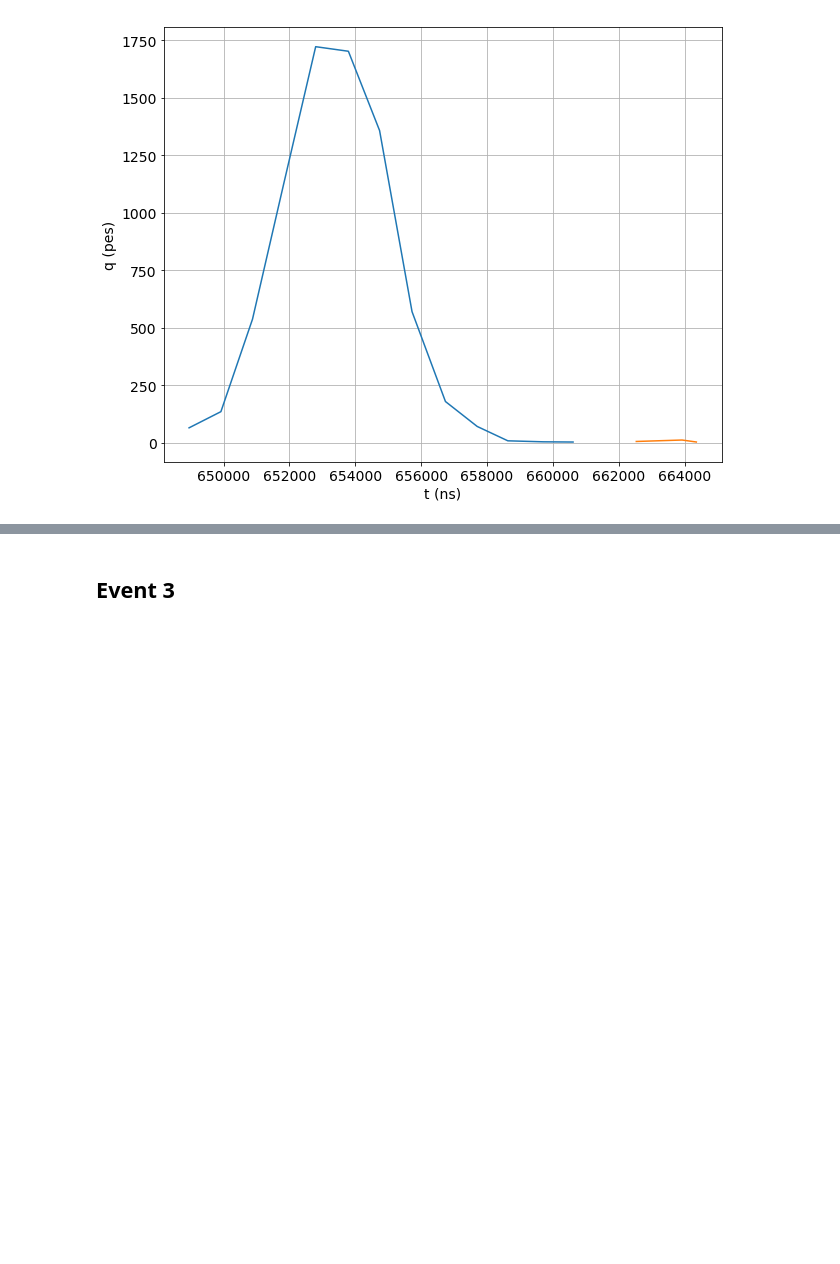
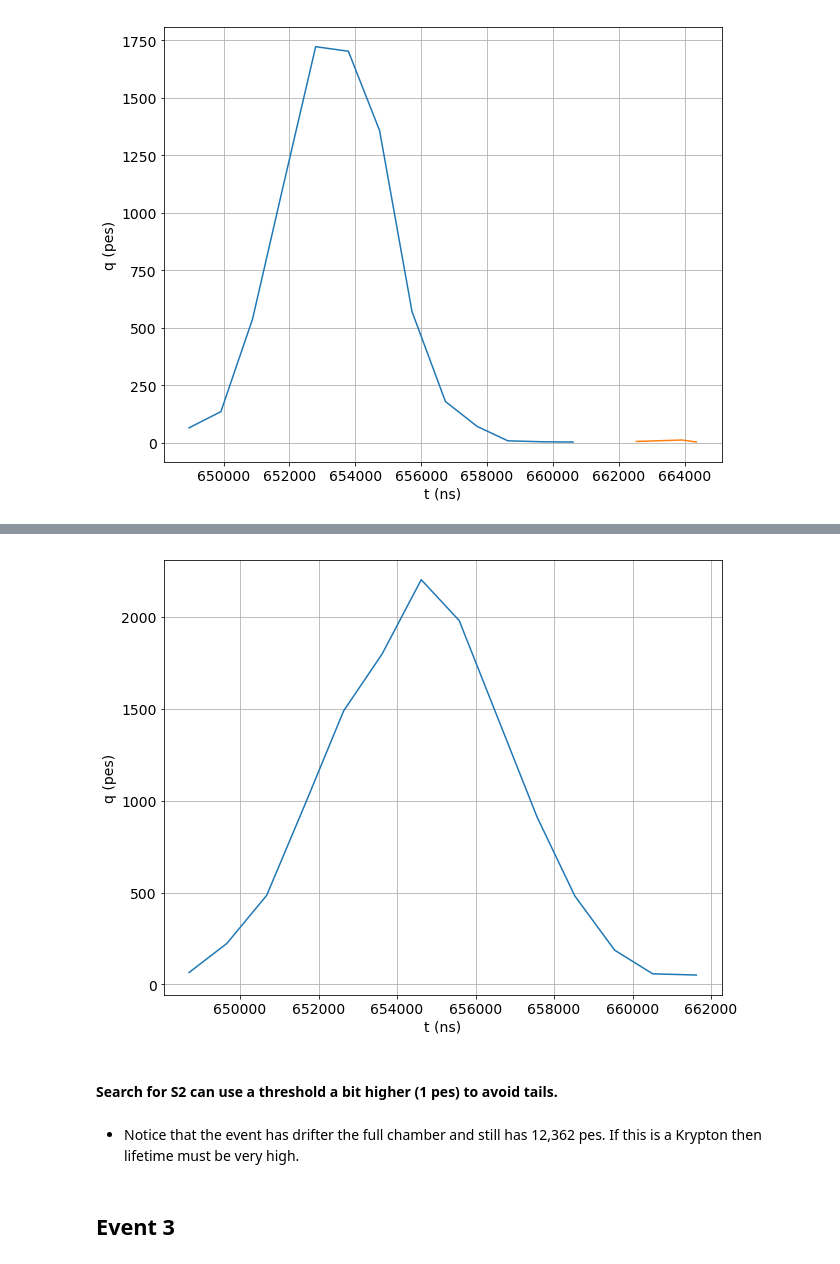
Before and after one commit to jjgomezcadenas/ICDEV, a Jupyter notebook: lsc/krFeb2018_waveforms.ipynb, the cells around one changed output, grey strips where cells are left out. Saved outputs shown, nothing was run; the diff lists cells and outputs as text; code cells hidden in the pictures; blank space fills up the shorter version.

```diff
--- a/lsc/krFeb2018_waveforms.ipynb
+++ b/lsc/krFeb2018_waveforms.ipynb
@@ -451,0 +448,5 @@ plot_S12(s2s)
+# %%
+s2_indx, s2_ene = pkf.indices_and_wf_above_threshold(cwf_sum, 1.0 * units.pes)
+s2s = pkf.find_peaks(cwf_sum, s2_indx, s2params.time, s2params.length, s2params.stride, s2params.rebin_stride,
+                    Pk=S2, pmt_ids=[-1], sipm_wfs=None, thr_sipm_s2=0)
+s2s
@@ -452,3 +468,11 @@ plot_S12(s2s)
+# %%
+plot_S12(s2s)
+# %% [output]
+[figure, added]
+# %% [markdown]
+#### Search for S2 can use a threshold a bit higher (1 pes) to avoid tails.
+# %% [markdown]
+- Notice that the event has drifter the full chamber and still has 12,362 pes. If this is a Krypton then lifetime must be very high.
 # %% [markdown]
 ## Event 3
 # %%
```
Also changed, not shown: parts of 31 cells of this notebook.
